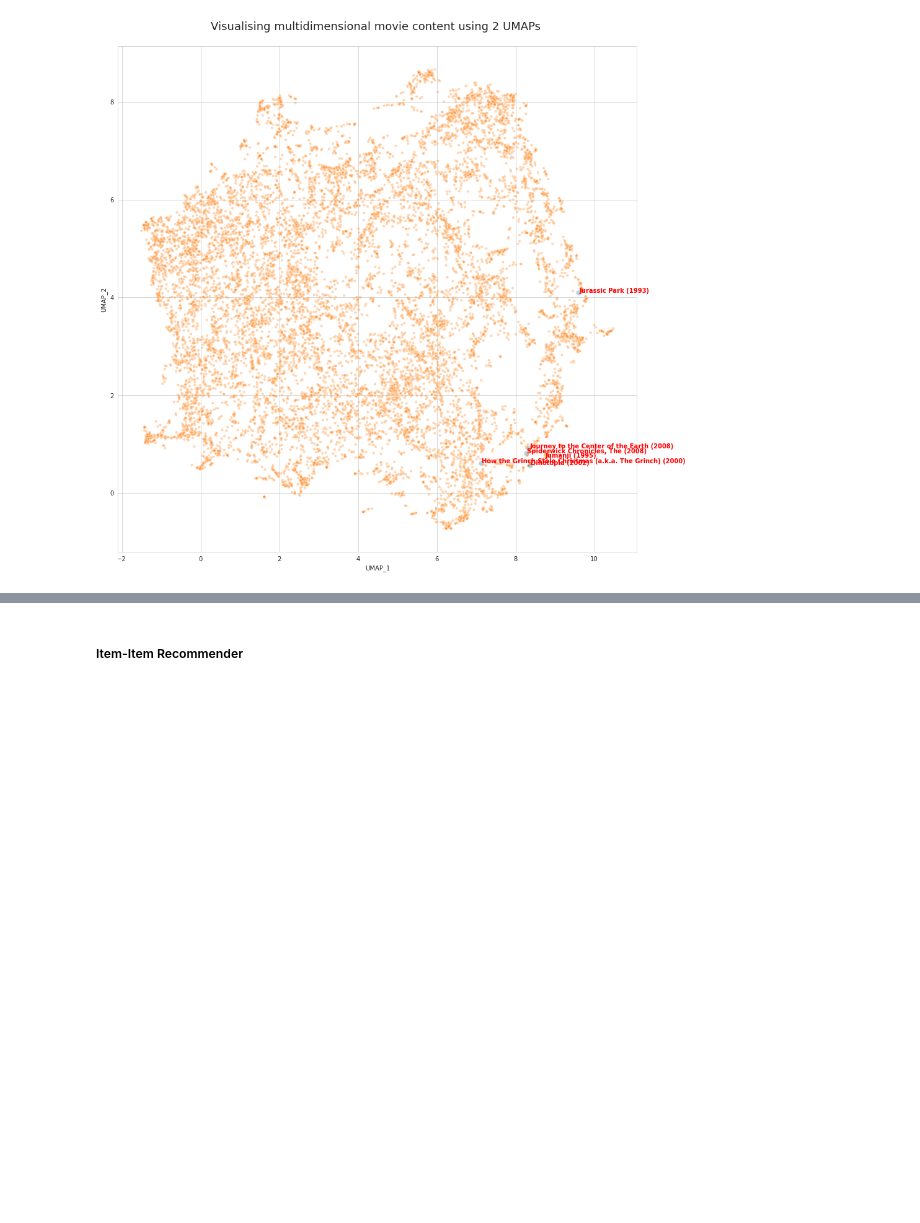
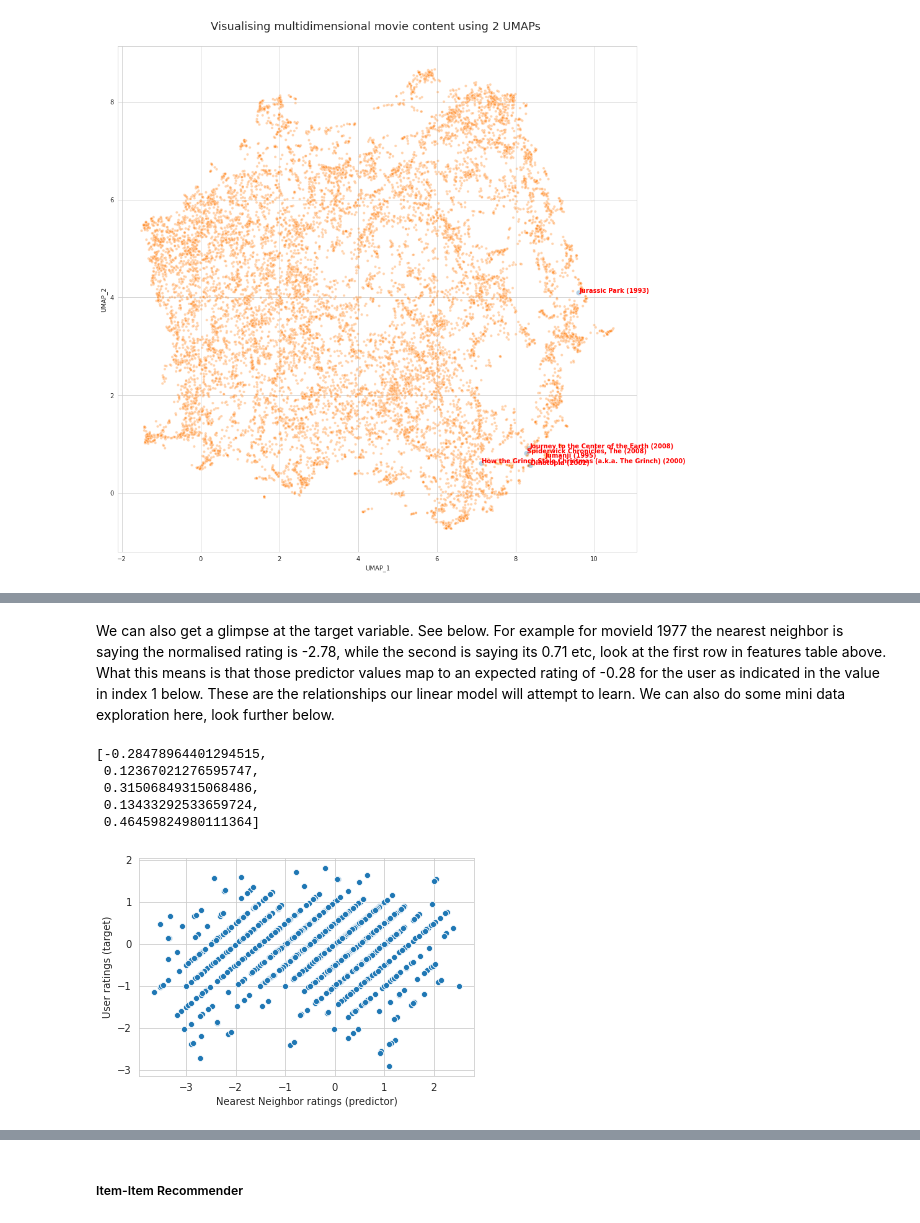
Before and after one commit to titusndondo/unsupervised-predict-streamlit-template, a Jupyter notebook: predict_deliverables/EDA.ipynb, the cells around one changed output, grey strips where cells are left out. Saved outputs shown, nothing was run; the diff lists cells and outputs as text; code cells hidden in the pictures; blank space fills up the shorter version.

Commit message:
added custom model and markdowns

```diff
--- a/predict_deliverables/EDA.ipynb
+++ b/predict_deliverables/EDA.ipynb
@@ -1256,0 +1445,4 @@ from surprise import SVD
+# %%
+import pickle
+X_data_train = pickle.load(open("/content/drive/My Drive/Projects/recommendation_engine/X_data_train.p", "rb"))
+y_data_train = pickle.load(open("/content/drive/My Drive/Projects/recommendation_engine/y_data_train.p", "rb"))
@@ -1256,0 +1451,3 @@ from surprise import SVD
+# %%
+user_id = 12
+X_data_train[user_id]
@@ -1256,0 +1468,22 @@ from surprise import SVD
+# %% [markdown]
+We can also get a glimpse at the target variable. See below. For example for movieId 1977 the nearest neighbor is saying the normalised rating is -2.78, while the second is saying its 0.71 etc, look at the first row in features table above. What this means is that those predictor values map to an expected rating of -0.28 for the user as indicated in the value in index 1 below. These are the relationships our linear model will attempt to learn. We can also do some mini data exploration here, look further below.
+# %%
+y_data_train[user_id][:5]
+# %% [output]
+[-0.28478964401294515,
+ 0.12367021276595747,
+ 0.31506849315068486,
+ 0.13433292533659724,
+ 0.46459824980111364]
+# %%
+data = X_data_train[user_id].copy()
+data['target'] = y_data_train[user_id]
+
+# plot the most similar user ratings against user in question ratings
+sns.scatterplot(data = data, x = 0, y = 'target')
+# plt.title('Relationship between user ratings and nearest neighbor ratings \n', fontsize = 18)
+plt.xlabel('Nearest Neighbor ratings (predictor)', fontsize = 10)
+plt.ylabel('User ratings (target)')
+plt.show()
+# %% [output]
+[figure, added]
```
Also changed, not shown: parts of 56 cells of this notebook.
